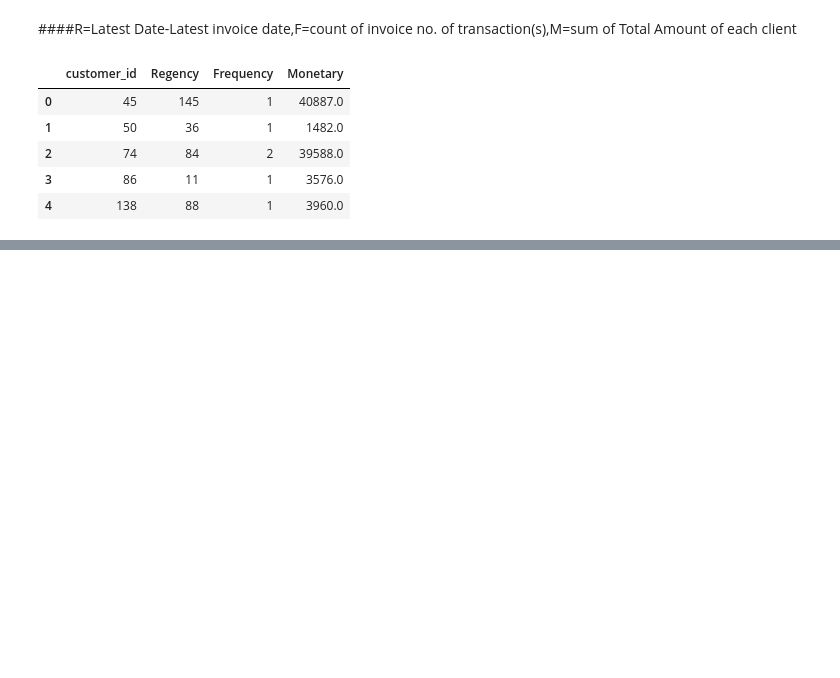
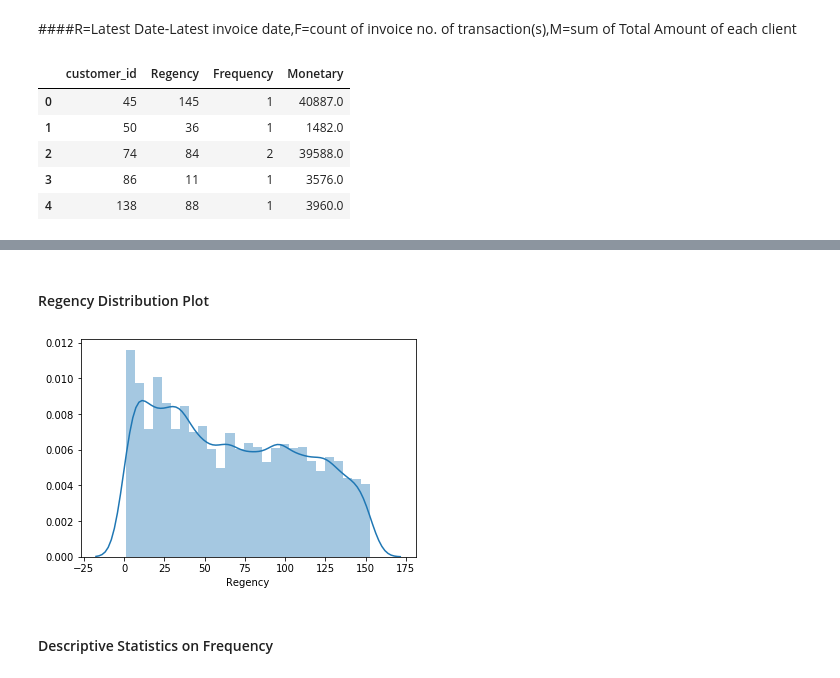
Before and after one commit to Prathamesh2294/prathamesh_python, a Jupyter notebook: CustomerSegementation-RFM.ipynb, the cells around one changed output, grey strips where cells are left out. Cells and saved outputs as stored; diff of their text form; code cells hidden in the pictures; blank space fills up the shorter version.

```diff
--- a/CustomerSegementation-RFM.ipynb
+++ b/CustomerSegementation-RFM.ipynb
@@ -123,0 +138,10 @@ RFMScores.reset_index().head()
+# %% [markdown]
+#### Regency Distribution Plot
+# %%
+import seaborn as sns
+x=RFMScores['Regency']
+ax=sns.distplot(x)
+# %% [output]
+[figure, added]
+# %% [markdown]
+#### Descriptive Statistics on Frequency
```
Also changed, not shown: parts of 24 cells of this notebook.
